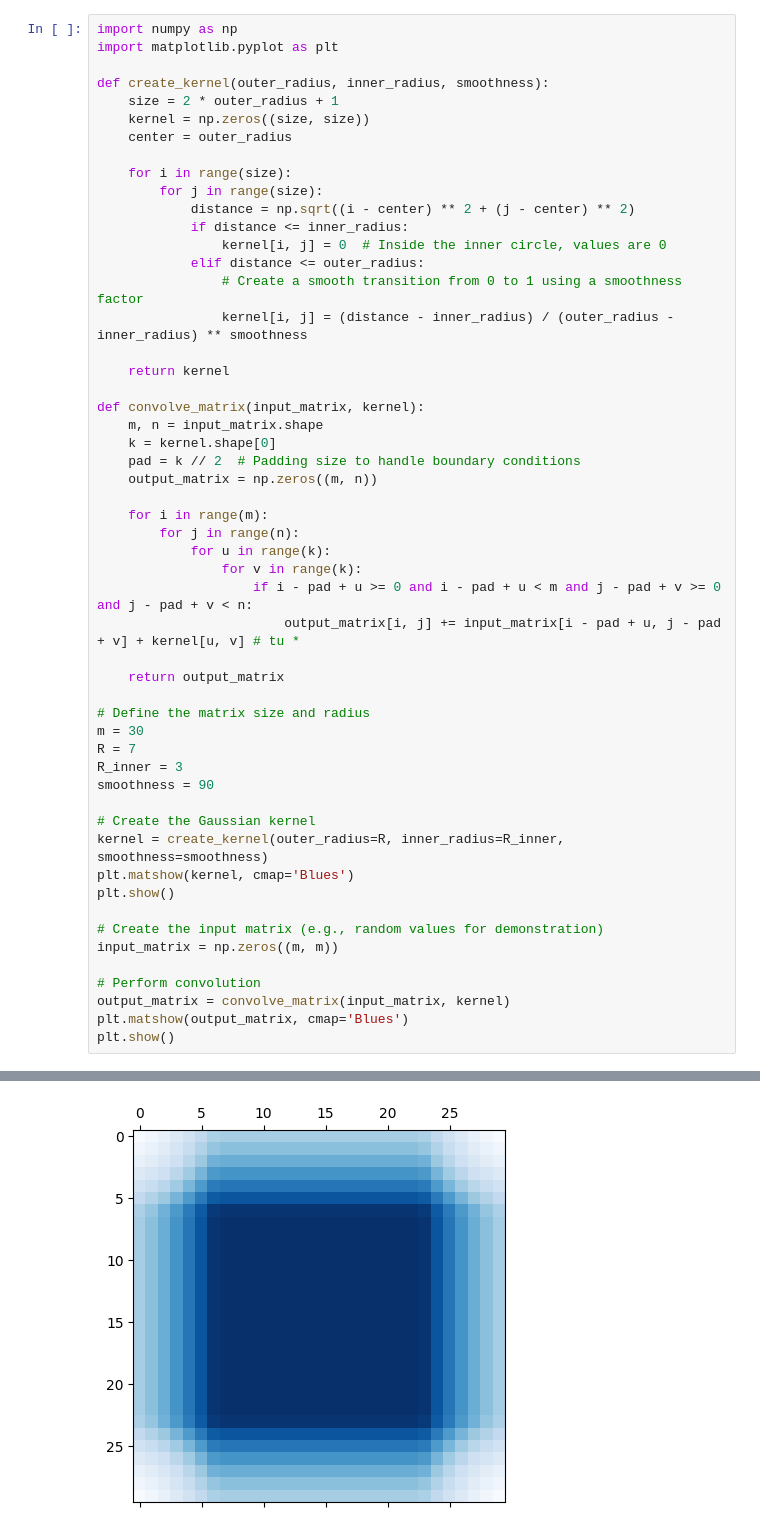
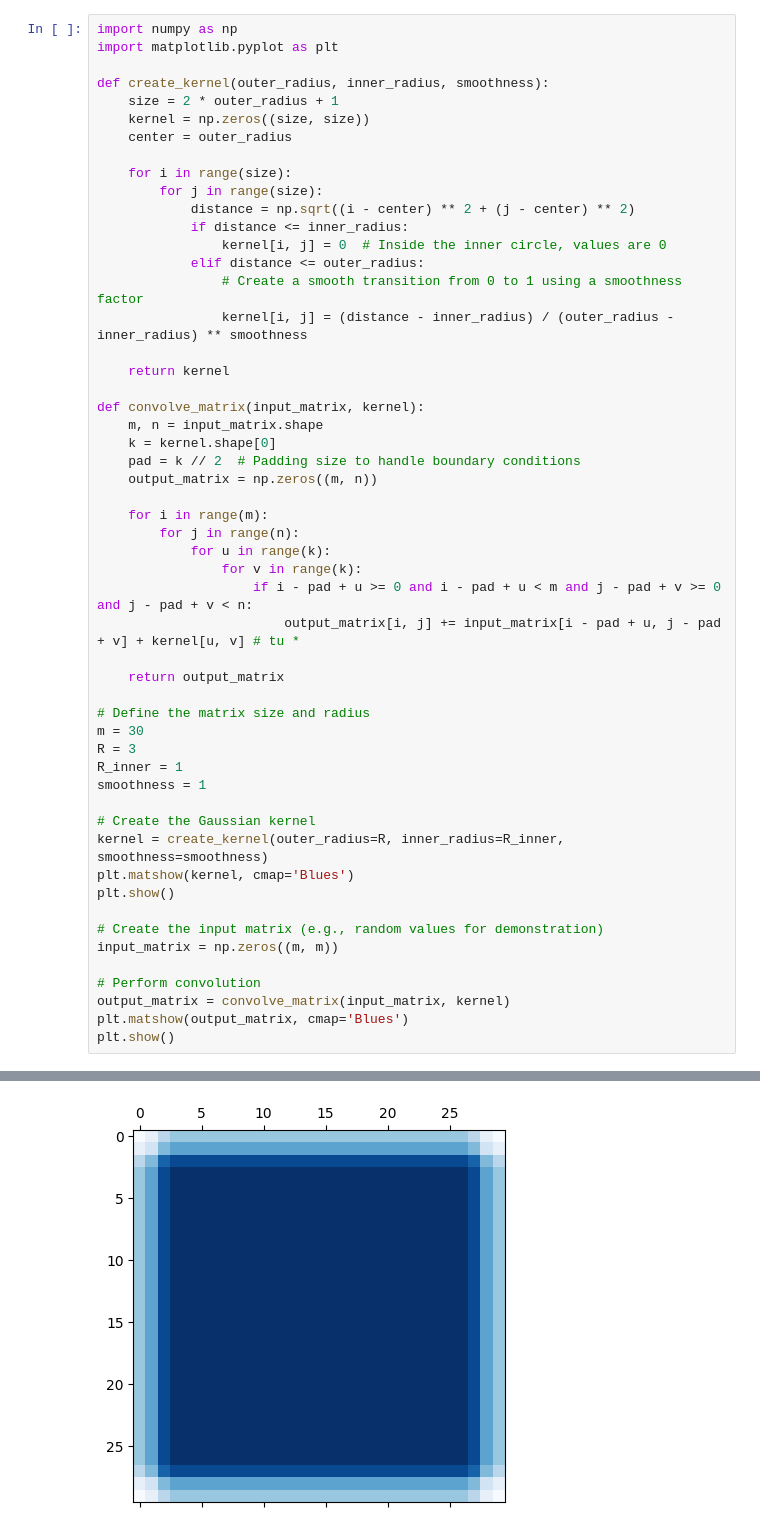
Before and after one commit to SCRE4MIE/symulacje_komputerowe, a Jupyter notebook: t2.ipynb, the cells around one changed output, grey strips where cells are left out. Cells and saved outputs as stored; diff of their text form.

```diff
--- a/t2.ipynb
+++ b/t2.ipynb
@@ -35,9 +35,9 @@ def convolve_matrix(input_matrix, kernel):
 
 # Define the matrix size and radius
 m = 30
-R = 7
-R_inner = 3
-smoothness = 90
+R = 3
+R_inner = 1
+smoothness = 1
 
 # Create the Gaussian kernel
 kernel = create_kernel(outer_radius=R, inner_radius=R_inner, smoothness=smoothness)
@@ -56 +56 @@ plt.show()
-[figure, old version]
+[figure, new version]
```
Also changed, not shown: parts of 2 cells of this notebook, 4 other files.
